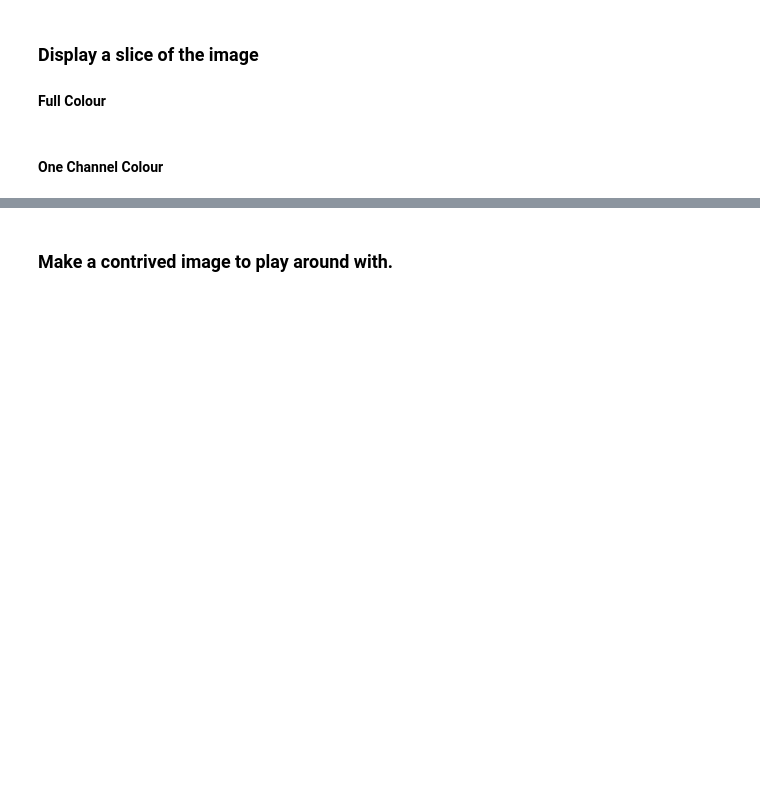
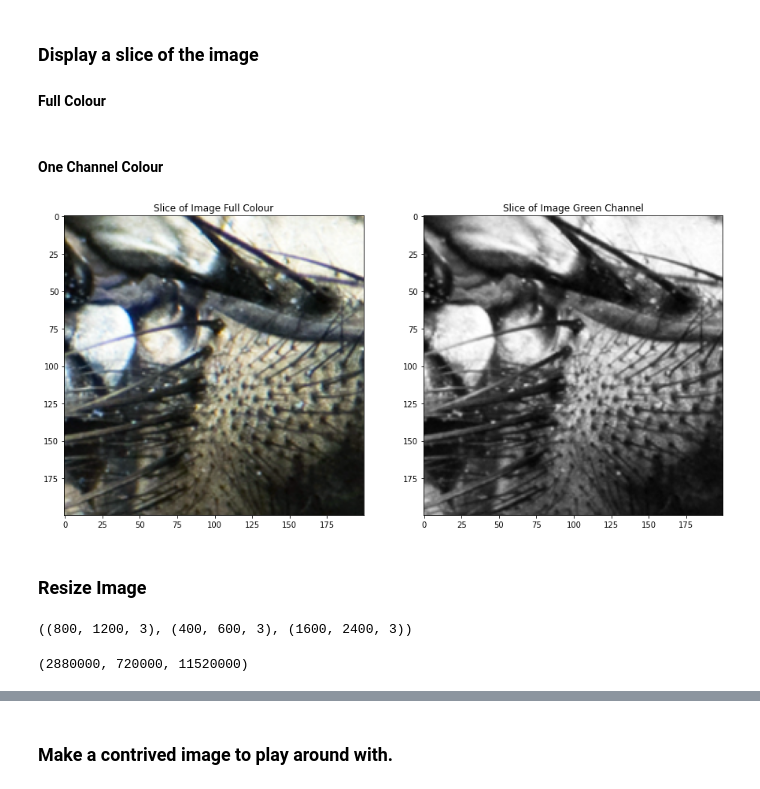
Before and after one commit to Roche619/ons, a Jupyter notebook: splat.ipynb, the cells around one changed output, grey strips where cells are left out. Drawn from its saved outputs; the diff is of its cells as text; code cells hidden in the pictures; blank space fills up the shorter version.

Commit message:
restructure image display portion

```diff
--- a/splat.ipynb
+++ b/splat.ipynb
@@ -148,0 +98,9 @@ show_image("Image",input_image[200:400,200:400,1])
+# %%
+src = input_image
+plt.figure(figsize=(15,10))
+plt.subplot(121);plt.imshow(src[200:400,200:400]);plt.title("Slice of Image Full Colour");
+plt.subplot(122);plt.imshow(src[200:400,200:400,1], cmap="gray");plt.title("Slice of Image Green Channel");
+# %% [output]
+[figure, added]
+# %% [markdown]
+### Resize Image
@@ -148,0 +113,8 @@ show_image("Image",input_image[200:400,200:400,1])
+# %%
+input_image.shape, shrunk_image.shape, enlarged_image.shape
+# %% [output]
+((800, 1200, 3), (400, 600, 3), (1600, 2400, 3))
+# %%
+input_image.size, shrunk_image.size, enlarged_image.size
+# %% [output]
+(2880000, 720000, 11520000)
```
Also changed, not shown: parts of 47 cells of this notebook.
